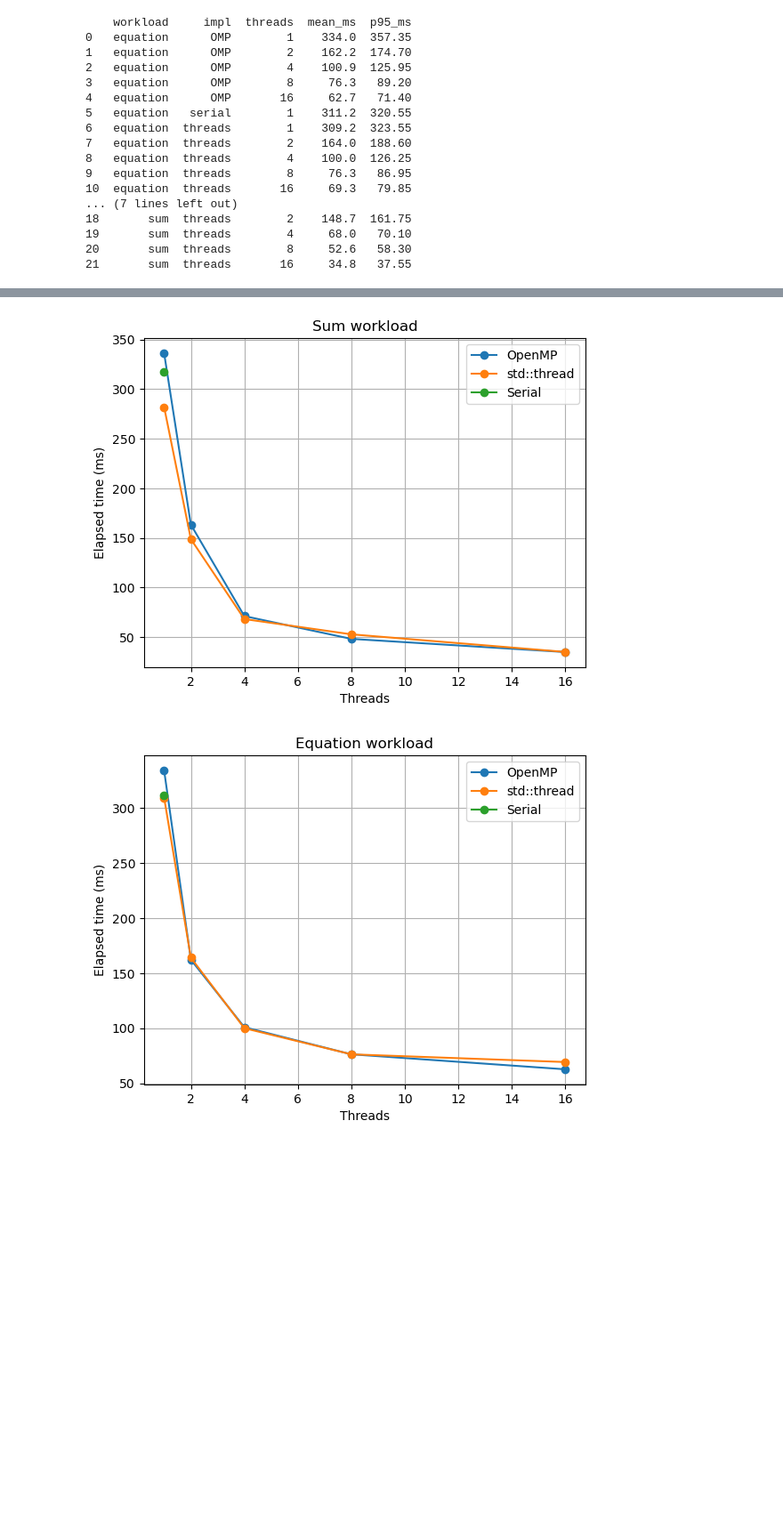
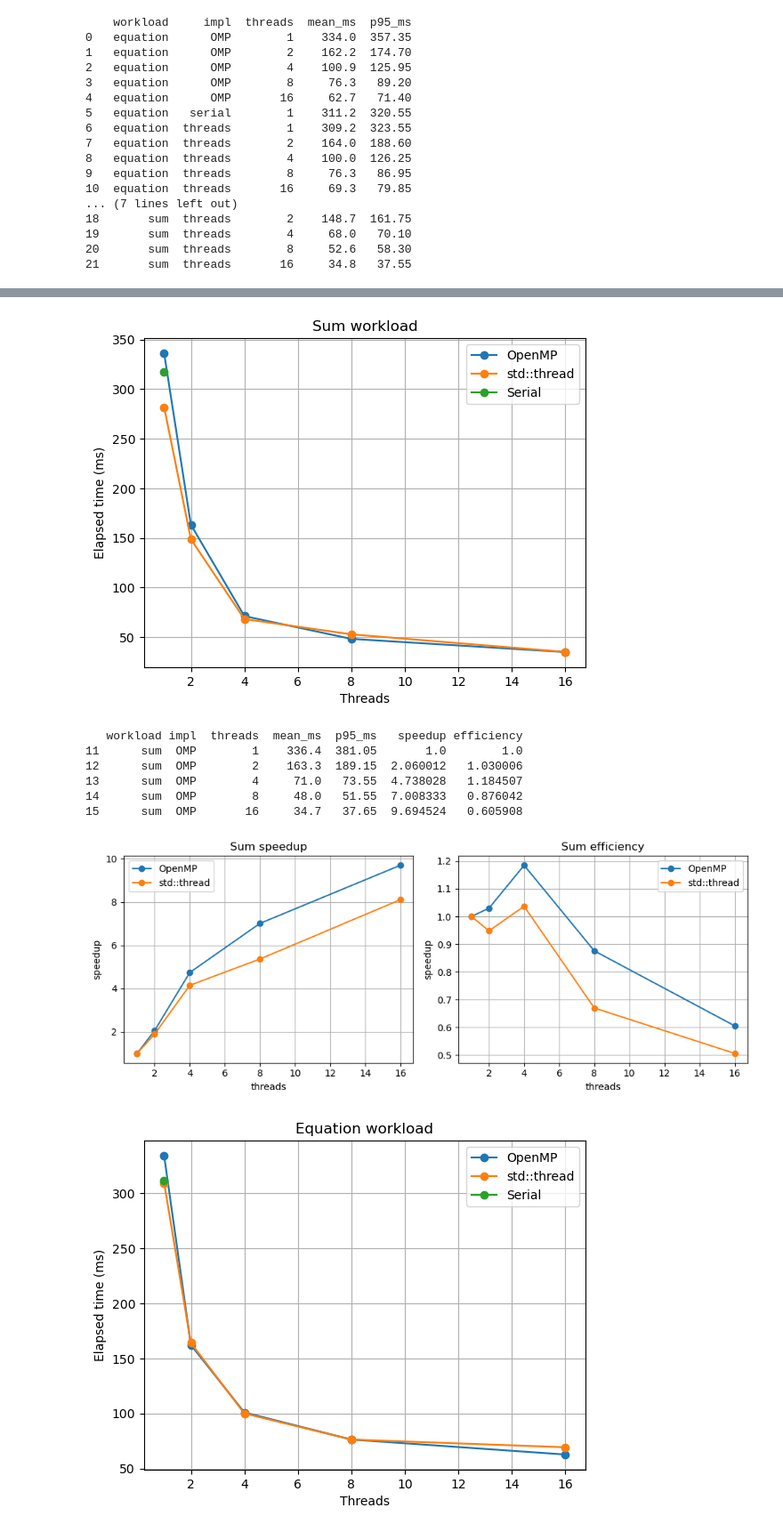
Before and after one commit to Anhkbayar/Parallel-computing, a Jupyter notebook: Lab1/Benchmark result.ipynb, the cells around one changed output, grey strips where cells are left out. Shown at 89% size. Cells and saved outputs as stored; diff of their text form; code cells hidden in the pictures; blank space fills up the shorter version.

Commit message:
efficiency and speedup graph added

```diff
--- a/Lab1/Benchmark result.ipynb
+++ b/Lab1/Benchmark result.ipynb
@@ -70,12 +135,12 @@ print(summary.to_string())
 # %%
 omp = summary[(summary["impl"] == "OMP") & (summary["workload"] == "sum")]
-threads_impl = summary[(summary["impl"] == "threads") & (summary["workload"] == "sum")]
+threads = summary[(summary["impl"] == "threads") & (summary["workload"] == "sum")]
 serial = summary[(summary["impl"] == "serial") & (summary["workload"] == "sum")]
 
 plt.figure()
 
 plt.plot(omp["threads"], omp["mean_ms"], marker='o', label="OpenMP")
-plt.plot(threads_impl["threads"], threads_impl["mean_ms"], marker='o', label="std::thread")
+plt.plot(threads["threads"], threads["mean_ms"], marker='o', label="std::thread")
 plt.plot(serial["threads"], serial["mean_ms"], marker='o', label="Serial")
 
 plt.xlabel("Threads")
@@ -85,8 +150,38 @@ plt.legend()
 plt.grid(True)
 
 plt.show()
+
+print(omp)
 # %% [output]
 [figure]
+   workload impl  threads  mean_ms  p95_ms   speedup efficiency
+11      sum  OMP        1    336.4  381.05       1.0        1.0
+12      sum  OMP        2    163.3  189.15  2.060012   1.030006
+13      sum  OMP        4     71.0   73.55  4.738028   1.184507
+14      sum  OMP        8     48.0   51.55  7.008333   0.876042
+15      sum  OMP       16     34.7   37.65  9.694524   0.605908
+# %%
+fig,axs = plt.subplots(1,2, figsize=(10,4))
+
+axs[0].plot(omp["threads"], omp["speedup"], marker='o', label="OpenMP")
+axs[0].plot(threads["threads"], threads["speedup"], marker='o', label="std::thread")
+axs[0].set_xlabel("threads")
+axs[0].set_ylabel("speedup")
+axs[0].set_title("Sum speedup")
+axs[0].grid()
+axs[0].legend()
+
+axs[1].plot(omp["threads"], omp["efficiency"], marker='o', label="OpenMP")
+axs[1].plot(threads["threads"], threads["efficiency"], marker='o', label="std::thread")
+axs[1].set_title("Sum efficiency")
+axs[1].set_xlabel("threads")
+axs[1].set_ylabel("speedup")
+axs[1].grid()
+axs[1].legend()
+
+plt.tight_layout()
+# %% [output]
+[figure, added]
 # %%
 omp = summary[(summary["impl"] == "OMP") & (summary["workload"] == "equation")]
 threads_impl = summary[(summary["impl"] == "threads") & (summary["workload"] == "equation")]
```
Also changed, not shown: parts of 2 cells of this notebook.
